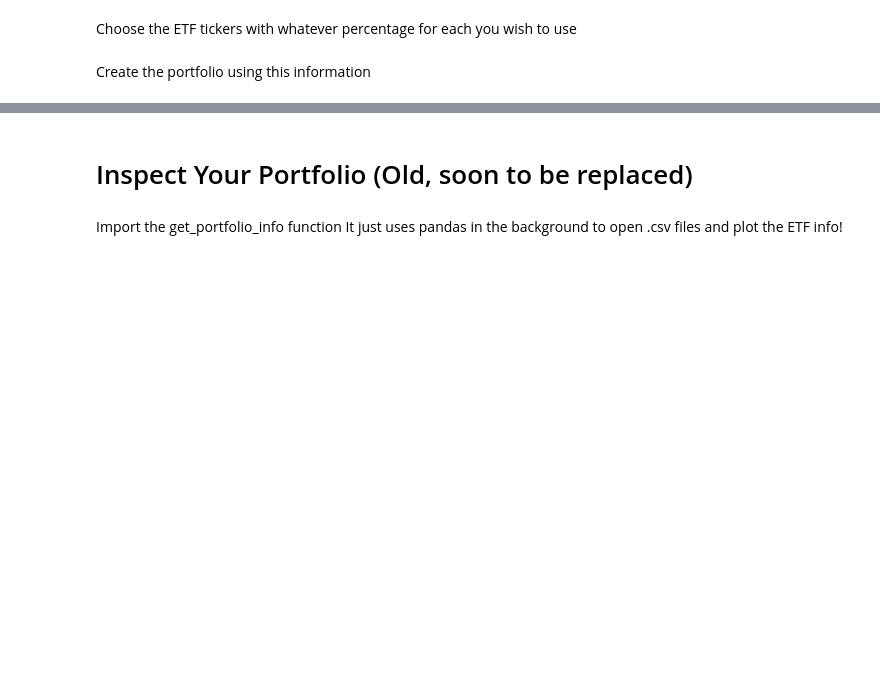
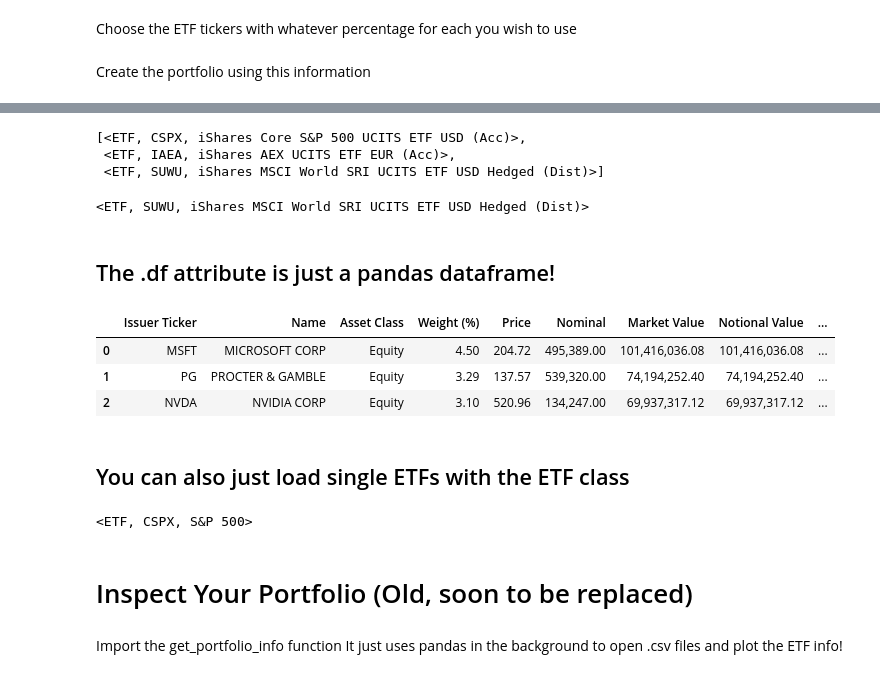
Before and after one commit to PinkShnack/ETF_Portfolio_Manager, a Jupyter notebook: display_portfolio.ipynb, the cells around one changed output, grey strips where cells are left out. Drawn from its saved outputs; the diff is of its cells as text; code cells hidden in the pictures; blank space fills up the shorter version.

```diff
--- a/display_portfolio.ipynb
+++ b/display_portfolio.ipynb
@@ -35,3 +39,31 @@ my_portfolio.df_list[0].head(3)
+# %%
+etf_info = my_portfolio.etf_list
+etf_info
+# %% [output]
+[<ETF, CSPX, iShares Core S&P 500 UCITS ETF USD (Acc)>,
+ <ETF, IAEA, iShares AEX UCITS ETF EUR (Acc)>,
+ <ETF, SUWU, iShares MSCI World SRI UCITS ETF USD Hedged (Dist)>]
+# %%
+MSCI_wSRI = etf_info[2]
+MSCI_wSRI
+# %% [output]
+<ETF, SUWU, iShares MSCI World SRI UCITS ETF USD Hedged (Dist)>
+# %% [markdown]
+## The .df attribute is just a pandas dataframe!
+# %%
+MSCI_wSRI.df.head(3)
+# %% [output]
+|  | Issuer Ticker | Name | Asset Class | Weight (%) | Price | Nominal | Market Value | Notional Value | ... |
+| 0 | MSFT | MICROSOFT CORP | Equity | 4.50 | 204.72 | 495,389.00 | 101,416,036.08 | 101,416,036.08 | ... |
+| 1 | PG | PROCTER & GAMBLE | Equity | 3.29 | 137.57 | 539,320.00 | 74,194,252.40 | 74,194,252.40 | ... |
+| 2 | NVDA | NVIDIA CORP | Equity | 3.10 | 520.96 | 134,247.00 | 69,937,317.12 | 69,937,317.12 | ... |
+# %% [markdown]
+## You can also just load single ETFs with the ETF class
+# %%
+SP500 = pf.ETF(ticker='CSPX', etf_name="S&P 500")
+SP500
+# %% [output]
+<ETF, CSPX, S&P 500>
 # %% [markdown]
 # Inspect Your Portfolio (Old, soon to be replaced)
 # %% [markdown]
```
Also changed, not shown: parts of 6 cells of this notebook.
